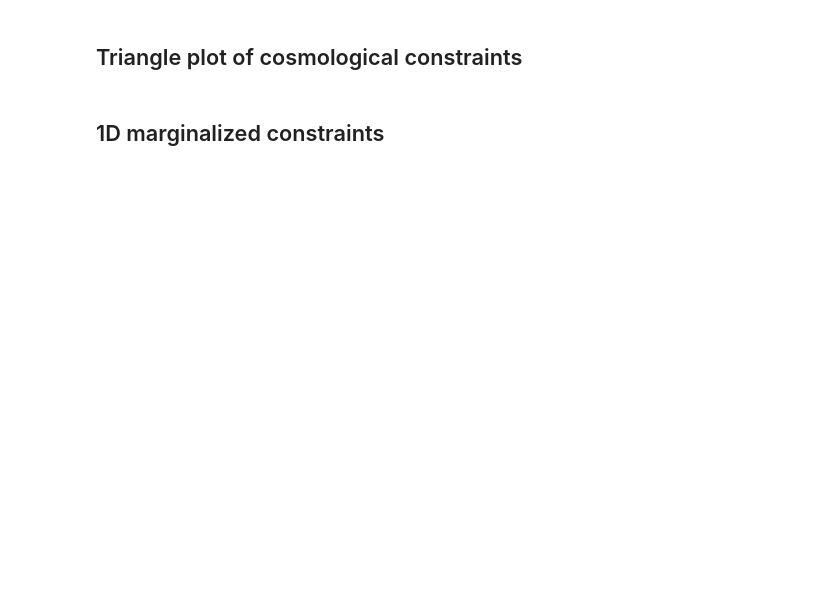
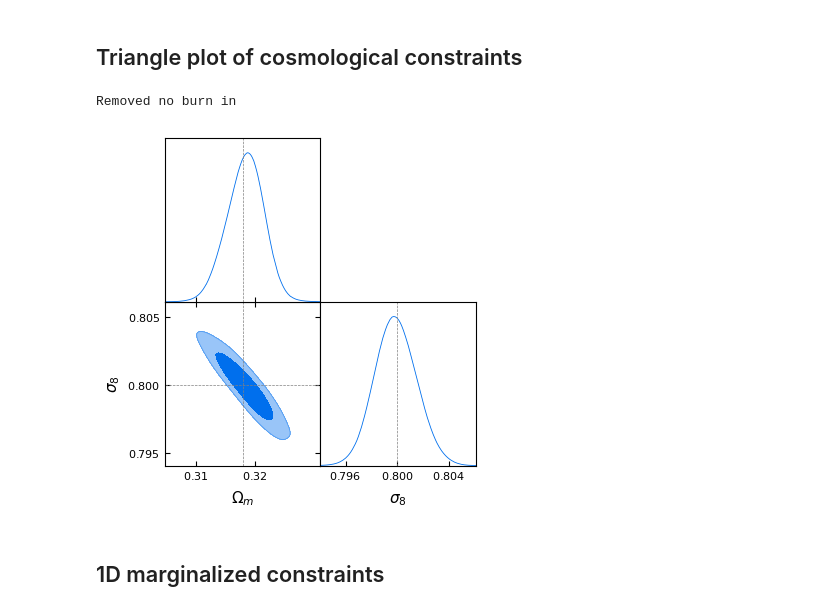
Before and after one commit to xtang126/hmf-mor-forecast, a Jupyter notebook: notebooks/v1_chains_contours.ipynb, the cells around one changed output. Cells and saved outputs as stored; diff of their text form; code cells hidden in the pictures; blank space fills up the shorter version.

```diff
--- a/notebooks/v1_chains_contours.ipynb
+++ b/notebooks/v1_chains_contours.ipynb
@@ -106,27 +117,35 @@ print(f"flattened samples: {flat_params.shape[0]}")
 # %%
 labels = {
     "cosmological_parameters--omega_m": r"\Omega_m",
     "cosmological_parameters--sigma8_input": r"\sigma_8",
 }
 param_labels = [labels.get(p, p) for p in param_names]
 
 samples = MCSamples(
     samples=flat_params,
     names=param_names,
     labels=param_labels,
     label="v1",
 )
 
 # fiducial values used to generate the mock data (see mass_function_like config)
 fiducial = {
     "cosmological_parameters--omega_m": 0.318,
     "cosmological_parameters--sigma8_input": 0.80,
 }
 markers = {p: fiducial[p] for p in param_names if p in fiducial}
 
+plot_params = [
+    "cosmological_parameters--omega_m",
+    "cosmological_parameters--sigma8_input",
+]
+
 g = plots.get_subplot_plotter()
-g.triangle_plot(samples, param_names, filled=True, markers=markers)
+g.triangle_plot(samples, plot_params, filled=True, markers=markers)
 plt.show()
+# %% [output]
+Removed no burn in
+[figure, added]
 # %% [markdown]
 ## 1D marginalized constraints
 # %%
```
Also changed, not shown: parts of 11 cells of this notebook, 4 other files.
